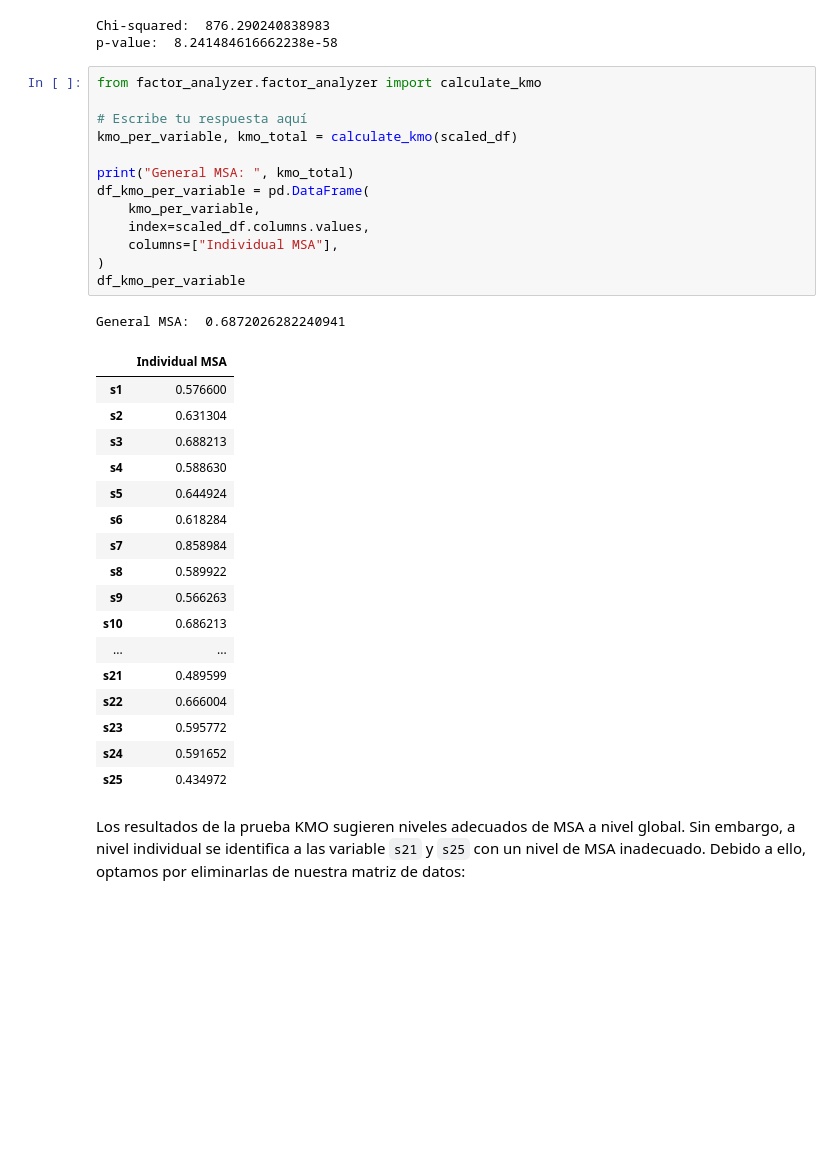
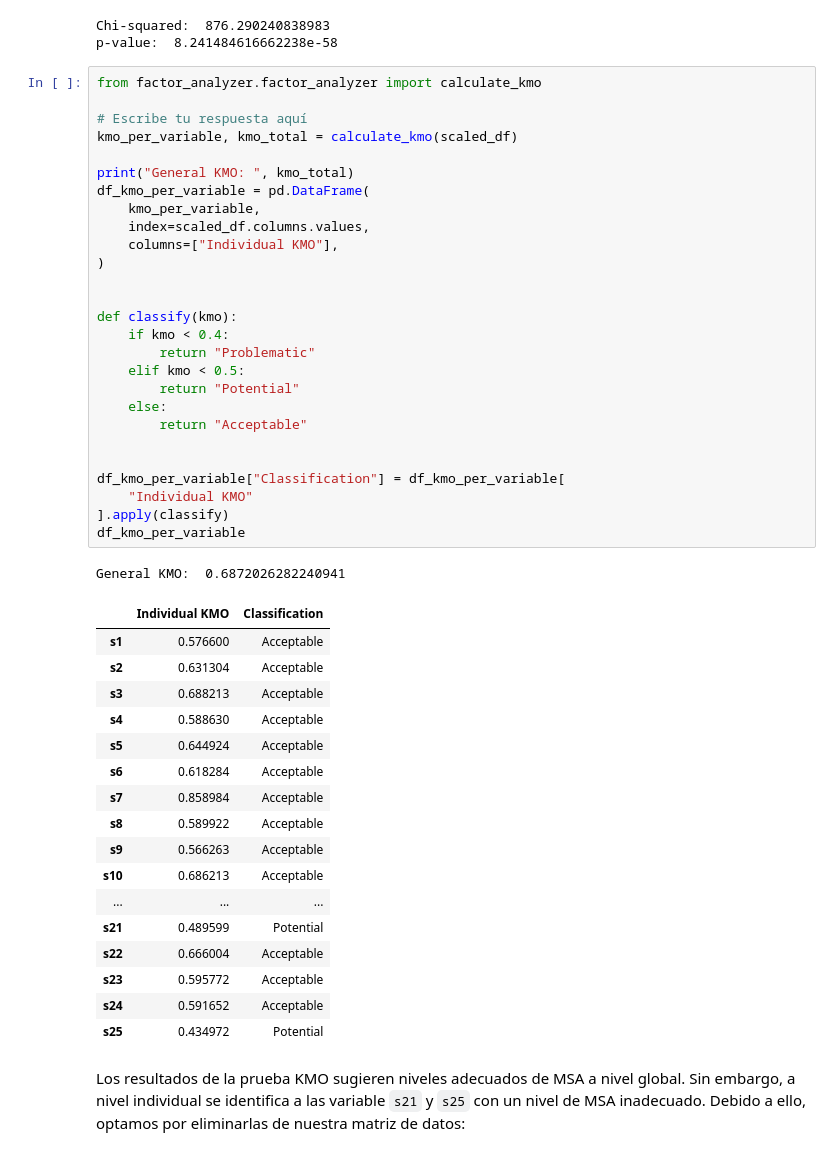
Before and after one commit to renatoparedes/Fundamentos-Python-Investigacion-Psicologia, a Jupyter notebook: Analisis-De-Datos-Cuantitativos/Solucionario_AnalisisFactorial.ipynb, the cells around one changed output. Saved outputs shown, nothing was run; the diff lists cells and outputs as text; blank space fills up the shorter version.

```diff
--- a/Analisis-De-Datos-Cuantitativos/Solucionario_AnalisisFactorial.ipynb
+++ b/Analisis-De-Datos-Cuantitativos/Solucionario_AnalisisFactorial.ipynb
@@ -68,35 +68,49 @@ p-value:  8.241484616662238e-58
 # %%
 from factor_analyzer.factor_analyzer import calculate_kmo
 
 # Escribe tu respuesta aquí
 kmo_per_variable, kmo_total = calculate_kmo(scaled_df)
 
-print("General MSA: ", kmo_total)
+print("General KMO: ", kmo_total)
 df_kmo_per_variable = pd.DataFrame(
     kmo_per_variable,
     index=scaled_df.columns.values,
-    columns=["Individual MSA"],
+    columns=["Individual KMO"],
 )
+
+
+def classify(kmo):
+    if kmo < 0.4:
+        return "Problematic"
+    elif kmo < 0.5:
+        return "Potential"
+    else:
+        return "Acceptable"
+
+
+df_kmo_per_variable["Classification"] = df_kmo_per_variable[
+    "Individual KMO"
+].apply(classify)
 df_kmo_per_variable
 # %% [output]
-General MSA:  0.6872026282240941
+General KMO:  0.6872026282240941
-|  | Individual MSA |
-| s1 | 0.576600 |
-| s2 | 0.631304 |
-| s3 | 0.688213 |
-| s4 | 0.588630 |
-| s5 | 0.644924 |
-| s6 | 0.618284 |
-| s7 | 0.858984 |
-| s8 | 0.589922 |
-| s9 | 0.566263 |
-| s10 | 0.686213 |
-| ... | ... |
-| s21 | 0.489599 |
-| s22 | 0.666004 |
-| s23 | 0.595772 |
-| s24 | 0.591652 |
-| s25 | 0.434972 |
+|  | Individual KMO | Classification |
+| s1 | 0.576600 | Acceptable |
+| s2 | 0.631304 | Acceptable |
+| s3 | 0.688213 | Acceptable |
+| s4 | 0.588630 | Acceptable |
+| s5 | 0.644924 | Acceptable |
+| s6 | 0.618284 | Acceptable |
+| s7 | 0.858984 | Acceptable |
+| s8 | 0.589922 | Acceptable |
+| s9 | 0.566263 | Acceptable |
+| s10 | 0.686213 | Acceptable |
+| ... | ... | ... |
+| s21 | 0.489599 | Potential |
+| s22 | 0.666004 | Acceptable |
+| s23 | 0.595772 | Acceptable |
+| s24 | 0.591652 | Acceptable |
+| s25 | 0.434972 | Potential |
 # %% [markdown]
 Los resultados de la prueba KMO sugieren niveles adecuados de MSA a nivel global. Sin embargo, a nivel individual se identifica a las variable `s21` y `s25` con un nivel de MSA inadecuado. Debido a ello, optamos por eliminarlas de nuestra matriz de datos:
 # %%
```
Also changed, not shown: parts of 3 cells of this notebook.
